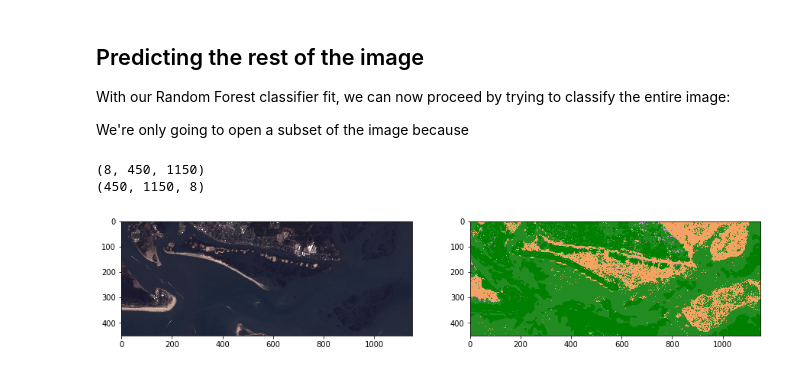
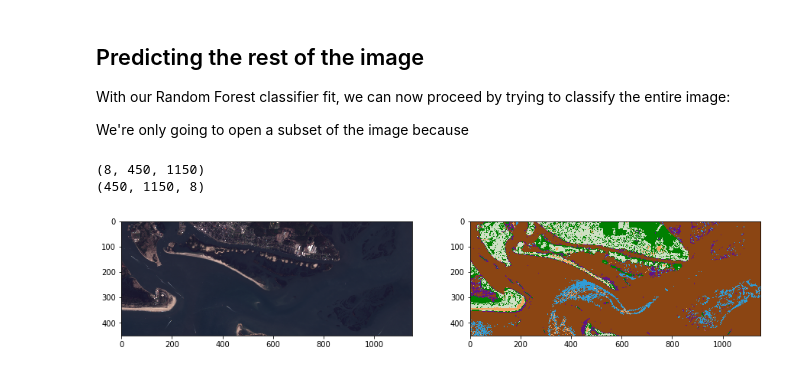
Before and after one commit to ceholden/open-geo-tutorial, a Jupyter notebook: Python/chapters/chapter_5_classification.ipynb, the cells around one changed output. Saved outputs shown, nothing was run; the diff lists cells and outputs as text; code cells hidden in the pictures.

```diff
--- a/Python/chapters/chapter_5_classification.ipynb
+++ b/Python/chapters/chapter_5_classification.ipynb
@@ -221,18 +165,19 @@ y = np.array([], dtype=np.string_) # labels for training
 
 # extract the raster values within the polygon
 with rasterio.open(img_fp) as src:
+    band_count = src.count
     for index, geom in enumerate(geoms):
         feature = [mapping(geom)]
-        # this is an array of the raster pixels within this feature
-        try:
-            out_image, out_transform = mask(src, feature, crop=True)
-            # eliminate all the pixels with 0 values for all 4 bands - AKA not actually part of the shapefile
-            out_image_trimmed = out_image[:,~np.all(out_image == 0, axis=0)]
-            # reshape the array to [pixel count, bands]
-            out_image_reshaped = out_image_trimmed.reshape(-1, 8)
-            # append the labels to the y array
-            y = np.append(y,[shapefile["Classname"][index]] * out_image_reshaped.shape[0])
-            # stack the pizels onto the pixel array
-            X = np.vstack((X,out_image_reshaped))
-        except:
-            print('error')
+
+        # the mask function returns an array of the raster pixels within this feature
+        out_image, out_transform = mask(src, feature, crop=True)
+        # eliminate all the pixels with 0 values for all 8 bands - AKA not actually part of the shapefile
+        out_image_trimmed = out_image[:,~np.all(out_image == 0, axis=0)]
+        # eliminate all the pixels with 255 values for all 8 bands - AKA not actually part of the shapefile
+        out_image_trimmed = out_image_trimmed[:,~np.all(out_image_trimmed == 255, axis=0)]
+        # reshape the array to [pixel count, bands]
+        out_image_reshaped = out_image_trimmed.reshape(-1, band_count)
+        # append the labels to the y array
+        y = np.append(y,[shapefile["Classname"][index]] * out_image_reshaped.shape[0])
+        # stack the pizels onto the pixel array
+        X = np.vstack((X,out_image_reshaped))
@@ -306,7 +248,7 @@ from sklearn.ensemble import RandomForestClassifier
 from sklearn import svm
 
 # Initialize our model with 500 trees
-rf = RandomForestClassifier(n_estimators=50, oob_score=True)
+rf = RandomForestClassifier(n_estimators=500, oob_score=True)
 
 # Fit our model to training data
 rf = rf.fit(X, y)
@@ -424,7 +324,7 @@ import matplotlib.pyplot as plt
 # %%
 with rasterio.open(img_fp) as src:
     # may need to reduce this image size if your kernel crashes, takes a lot of memory
-    img = src.read()
+    img = src.read()[:, 150:600, 250:1400]
 
 # Take our full image and reshape into long 2d array (nrow * ncol, nband) for classification
 print(img.shape)
@@ -461,38 +361,38 @@ def color_stretch(image, index):
     return colors
 
 # See https://github.com/matplotlib/matplotlib/issues/844/
 n = int(np.max(class_prediction))
 # Next setup a colormap for our map
 
 colors = dict((
-    (0, (0, 0, 139, 255)),      # Blue - Water
-    (1, (139,69,19, 255)),      # Blue - WetSand
-    (2, (238, 130, 238, 255)),  # Purple - Emergent Wetland
-    (3, (244, 164, 96, 255)),   # Tan - Sand
-    (4, (50,205,50, 255)),      # Lime - Herbaceous
-    (5, (0, 128, 0, 255)),      # Regular Green - Scrub-Shrub
-    (6, (34, 139, 34, 255)),    # Forest Green - Forest
+    (1, (48, 156, 214, 255)),      # Blue - Water
+    (2, (139,69,19, 255)),      # Brown - WetSand
+    (3, (96, 19, 134, 255)),  # Purple - Emergent Wetland
+    (4, (244, 164, 96, 255)),   # Tan - Sand
+    (5, (206, 224, 196, 255)),      # Lime - Herbaceous
+    (6, (0, 128, 0, 255)),      # Regular Green - Scrub-Shrub
+    (7, (34, 139, 34, 255)),    # Forest Green - Forest
 ))
 
 # Put 0 - 255 as float 0 - 1
 for k in colors:
     v = colors[k]
     _v = [_v / 255.0 for _v in v]
     colors[k] = _v
 
 index_colors = [colors[key] if key in colors else
                 (255, 255, 255, 0) for key in range(1, n + 1)]
 
 cmap = plt.matplotlib.colors.ListedColormap(index_colors, 'Classification', n)
 
 # Now show the classmap next to the image
 fig, axs = plt.subplots(1,2,figsize=(15,15))
 
 img_stretched = color_stretch(reshaped_img, [3, 2, 1])
 axs[0].imshow(img_stretched, vmin=60, vmax=200)
 
 axs[1].imshow(class_prediction, cmap=cmap, interpolation='none')
 
 plt.show()
 # %% [output]
-[figure, old version]
+[figure, new version]
```
Also changed, not shown: parts of 58 cells of this notebook, 1 other file.
